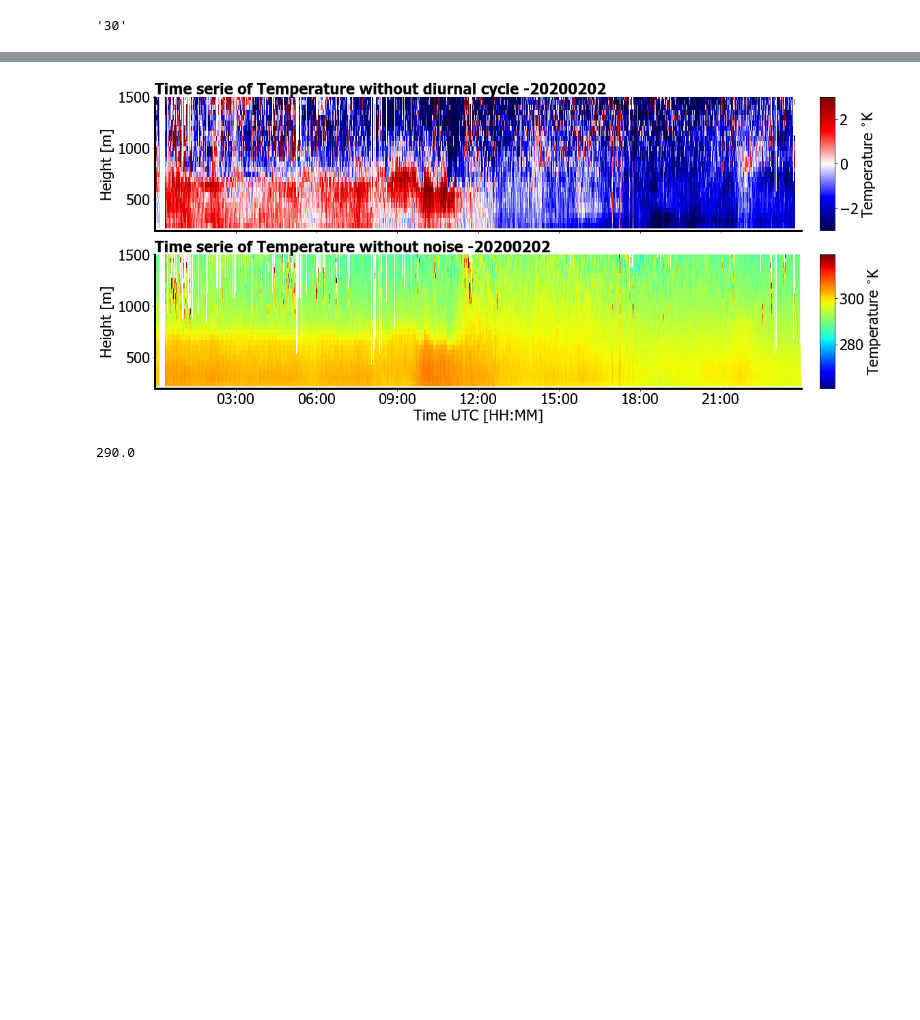
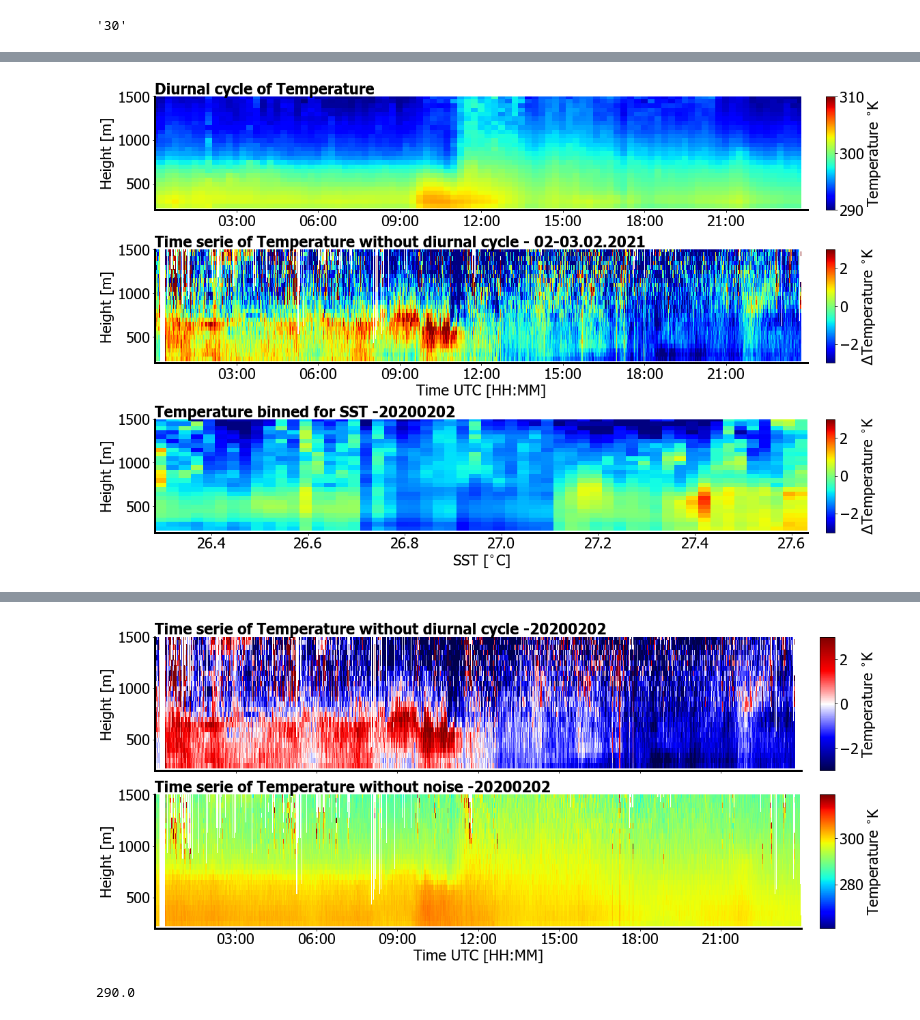
Before and after one commit to ClauClouds/SST-impact, a Jupyter notebook: remove_diurnal_cycle_from_arthus_data.ipynb, the cells around one changed output, grey strips where cells are left out. Saved outputs shown, nothing was run; the diff lists cells and outputs as text; code cells hidden in the pictures; blank space fills up the shorter version.

```diff
--- a/remove_diurnal_cycle_from_arthus_data.ipynb
+++ b/remove_diurnal_cycle_from_arthus_data.ipynb
@@ -354,0 +375,66 @@ var_no_dc = arthus_no_noise['Product'].values - d_cycle_arthus['diurnal_cycle'].
+# %%
+
+
+
+fig2, axs = plt.subplots(3,1, figsize=(16,10), constrained_layout=True)
+axs[0].spines["top"].set_visible(False)
+axs[0].spines["right"].set_visible(False)
+axs[0].spines["bottom"].set_linewidth(3)
+axs[0].spines["left"].set_linewidth(3)
+grid=True
+mesh1 = axs[0].pcolormesh(d_cycle_arthus['Time'].values, d_cycle['Height'].values, \
+                             d_cycle_arthus['diurnal_cycle'].values.T, vmin=290., \
+                             vmax=310., cmap='jet', rasterized=True)
+cbar = fig2.colorbar(mesh1, ax=axs[0], label=dict_var['var_string']+dict_var['var_units'], \
+                        location='right', aspect=20, use_gridspec=grid)
+
+
+axs[0].set_ylabel('Height [m]')
+axs[0].xaxis.set_major_formatter(mdates.DateFormatter("%H:%M"))
+axs[0].text(0, 1.02, 'Diurnal cycle of '+dict_var['var_string'], \
+            fontweight='black', transform=axs[0].transAxes)
+axs[0].set_ylim(200., 1500.)
+
+axs[1].spines["top"].set_visible(False)
+axs[1].spines["right"].set_visible(False)
+axs[1].spines["bottom"].set_linewidth(3)
+axs[1].spines["left"].set_linewidth(3)
+grid=True
+mesh1 = axs[1].pcolormesh(arthus_no_noise['Time'].values, arthus_no_noise['Height'].values, \
+                             var_no_dc.T, vmin=-3., \
+                             vmax=3., cmap=dict_var['cmap'], rasterized=True)
+cbar = fig2.colorbar(mesh1, ax=axs[1], label='$\Delta$'+dict_var['var_string']+dict_var['var_units'], \
+                        location='right', aspect=20, use_gridspec=grid)
+
+
+axs[1].set_ylabel('Height [m]')
+axs[1].xaxis.set_major_formatter(mdates.DateFormatter("%H:%M"))
+axs[1].text(0, 1.02, 'Time serie of '+dict_var['var_string']+' without diurnal cycle - 02-03.02.2021', \
+            fontweight='black', transform=axs[1].transAxes)
+axs[1].set_ylim(200., 1500.)
+axs[1].set_xlabel('Time UTC [HH:MM]')
+
+
+
+axs[2].spines["top"].set_visible(False)
+axs[2].spines["right"].set_visible(False)
+axs[2].spines["bottom"].set_linewidth(3)
+axs[2].spines["left"].set_linewidth(3)
+grid=True
+mesh1 = axs[2].pcolormesh(sst_binned_data['sst'].values, sst_binned_data['height'].values, \
+                             sst_binned_data['T'].values.transpose(), vmin=-3., \
+                             vmax=3., cmap=dict_var['cmap'], rasterized=True)
+cbar = fig2.colorbar(mesh1, ax=axs[2], label='$\Delta$'+dict_var['var_string']+dict_var['var_units'], \
+                        location='right', aspect=20, use_gridspec=grid)
+
+
+axs[2].set_ylabel('Height [m]')
+axs[2].text(0, 1.02, dict_var['var_string']+' binned for SST -'+date, \
+            fontweight='black', transform=axs[2].transAxes)
+axs[2].set_ylim(200., 1500.)
+axs[2].set_xlabel('SST [$^{\circ}$C]')
+
+
+fig2.savefig(path_out_plots+'{var_name}_'+date+'overview_anomaly_dc.png'.format(**dict_var))
+# %% [output]
+[figure, added]
```
Also changed, not shown: parts of 4 cells of this notebook.
